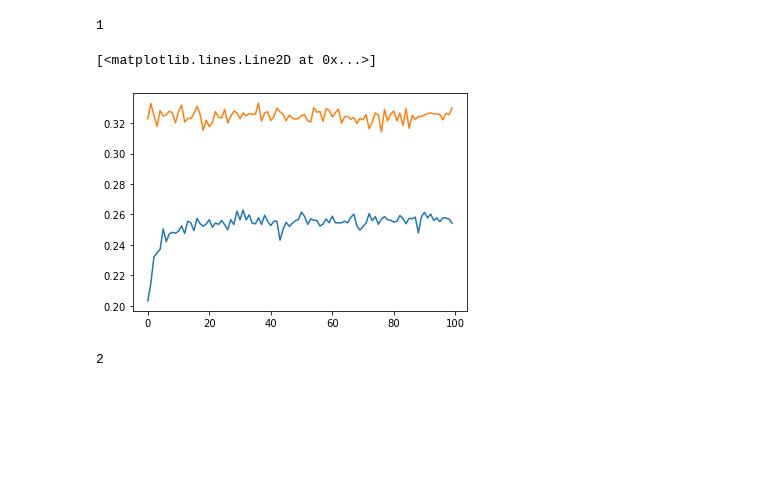
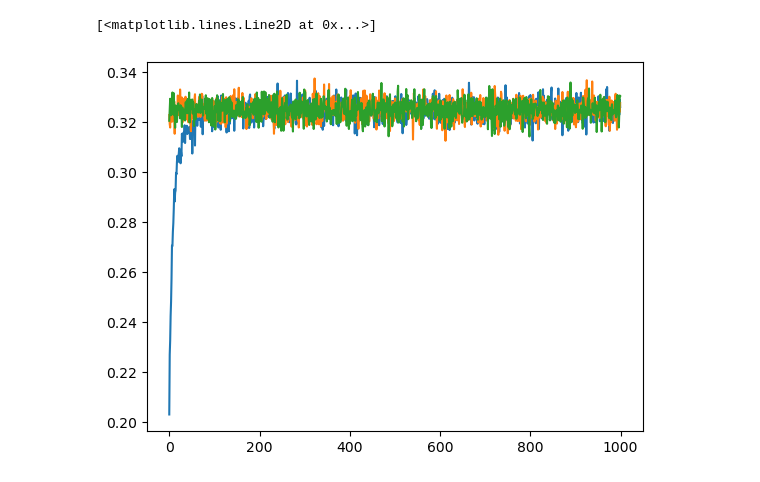
Before and after one commit to ppxwdy/capture_uncertain_in_dating, a Jupyter notebook: charts.ipynb, the cells around one changed output. Drawn from its saved outputs; the diff is of its cells as text; code cells hidden in the pictures; blank space fills up the shorter version.

```diff
--- a/charts.ipynb
+++ b/charts.ipynb
@@ -3,22 +3,22 @@ import matplotlib.pyplot as plt
 from env import simulator
 # %%
 N = 10000
-T = 100
+T = 1000
 match_prob = [[0.8, 0.1], [0.8, 0.1]]
 ratio1 = 0.5
 ratio2 = 0.5
 initial_guess = [0.5, 0.5]
-r_s, r_o = simulator(N, T, match_prob, ratio1, ratio2, initial_guess)
+r_s, r_o, r_r = simulator(N, T, match_prob, ratio1, ratio2, initial_guess)
-# %% [output]
-1
 # %%
 r_s_ = [i/N for i in r_s]
 r_o_ = [i/N for i in r_o]
+r_r_ = [i/N for i in r_r]
 plt.plot([i for i in range(T)], r_s_)
 plt.plot([i for i in range(T)], r_o_)
+plt.plot([i for i in range(T)], r_r_)
 # %% [output]
 [<matplotlib.lines.Line2D at 0x...>]
-[figure, old version]
+[figure, new version]
 # %%
 N = 10000
 T = 100
@@ -26,9 +26,7 @@ match_prob = [[1, 1], [1, 0]]
 ratio1 = 0.5
 ratio2 = 0.5
 initial_guess = [0.5, 0.5]
-r_s, r_o = simulator(N, T, match_prob, ratio1, ratio2, initial_guess)
+r_s, r_o, r_r = simulator(N, T, match_prob, ratio1, ratio2, initial_guess)
-# %% [output]
-2
 # %%
 r_s_ = [i/N for i in r_s]
 r_o_ = [i/N for i in r_o]
```
Also changed, not shown: parts of 1 cell of this notebook, 1 other file.
